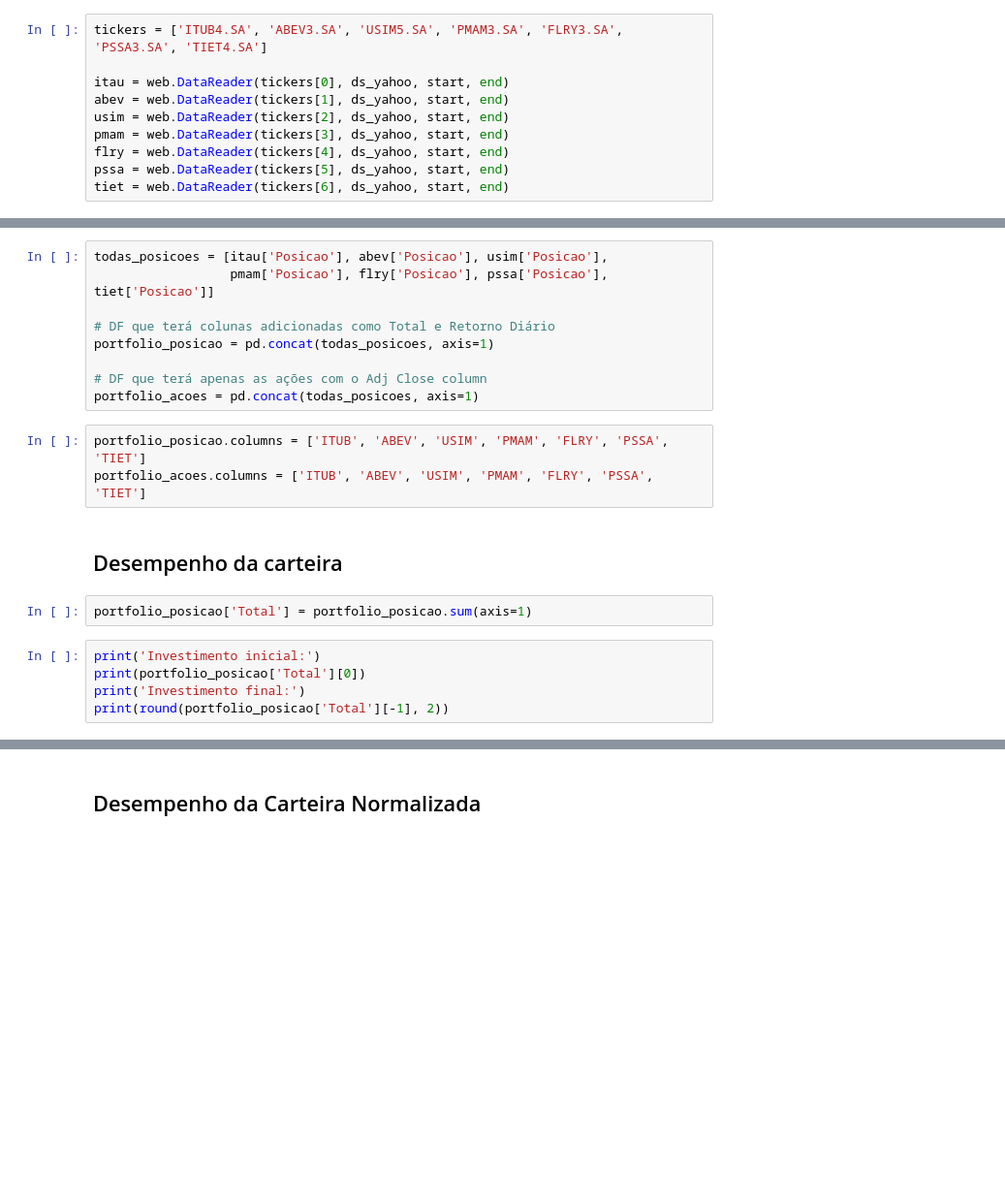
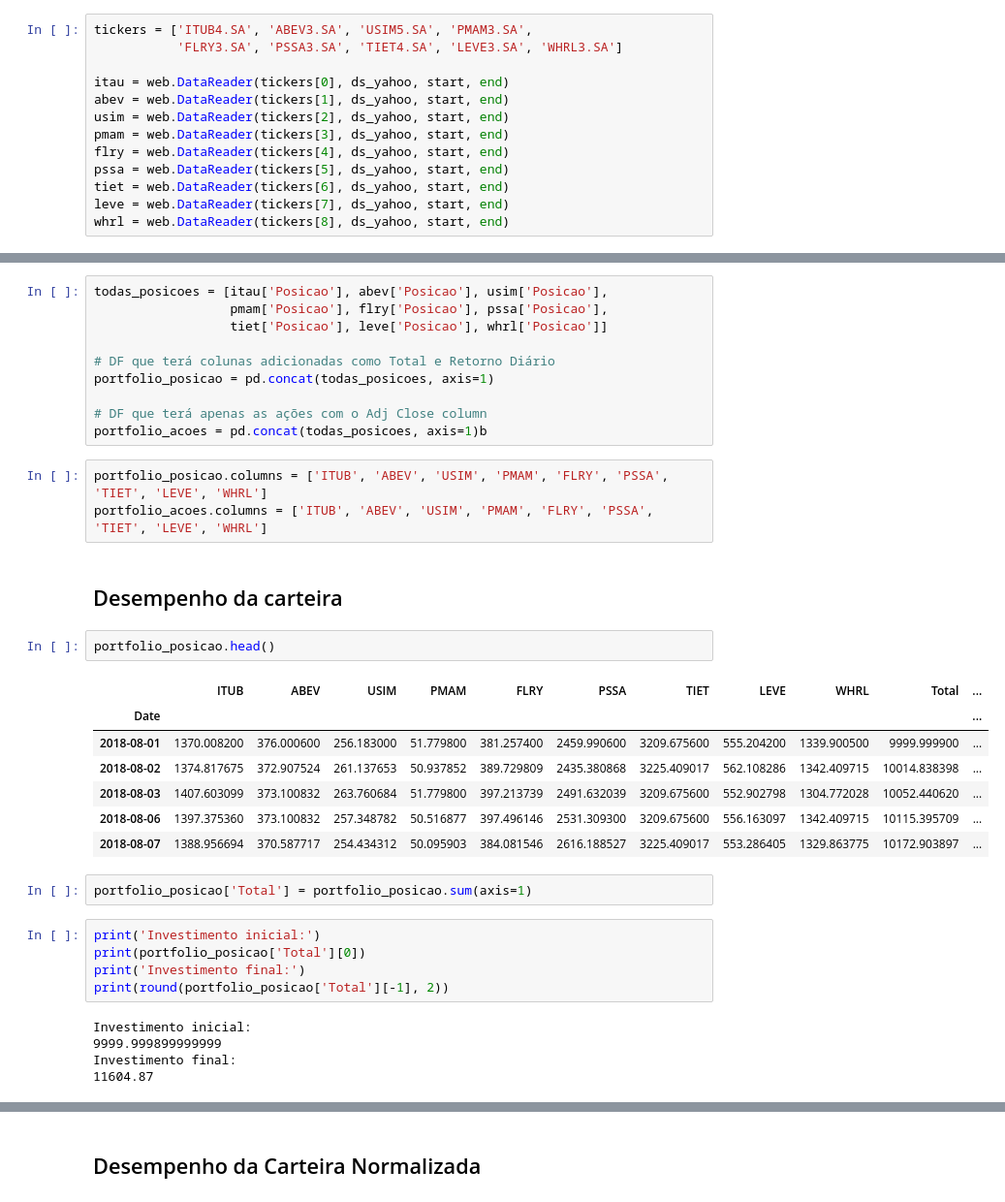
Before and after one commit to albertoivo/nossasrotas-finance, a Jupyter notebook: Sharpe Ratio & Frontier.ipynb, the cells around one changed output, grey strips where cells are left out. Shown: that part at 97% size. Cells and saved outputs as stored; diff of their text form; blank space fills up the shorter version.

```diff
--- a/Sharpe Ratio & Frontier.ipynb
+++ b/Sharpe Ratio & Frontier.ipynb
@@ -19,7 +19,8 @@ end = datetime.datetime.now()
 # %% [markdown]
 ### Pegando os dados na API do Yahoo
 # %%
-tickers = ['ITUB4.SA', 'ABEV3.SA', 'USIM5.SA', 'PMAM3.SA', 'FLRY3.SA', 'PSSA3.SA', 'TIET4.SA']
+tickers = ['ITUB4.SA', 'ABEV3.SA', 'USIM5.SA', 'PMAM3.SA',
+           'FLRY3.SA', 'PSSA3.SA', 'TIET4.SA', 'LEVE3.SA', 'WHRL3.SA']
 
 itau = web.DataReader(tickers[0], ds_yahoo, start, end)
 abev = web.DataReader(tickers[1], ds_yahoo, start, end)
@@ -28,6 +29,8 @@ pmam = web.DataReader(tickers[3], ds_yahoo, start, end)
 flry = web.DataReader(tickers[4], ds_yahoo, start, end)
 pssa = web.DataReader(tickers[5], ds_yahoo, start, end)
 tiet = web.DataReader(tickers[6], ds_yahoo, start, end)
+leve = web.DataReader(tickers[7], ds_yahoo, start, end)
+whrl = web.DataReader(tickers[8], ds_yahoo, start, end)
 # %% [markdown]
 ## Normalizando o retorno diário de cada ativo do portfólio
 # %%
@@ -47,18 +51,29 @@ for acao_df in (itau, abev, usim, pmam, flry, pssa, tiet):
     acao_df['Posicao'] = acao_df['Alocacao'] * 10000
 # %%
 todas_posicoes = [itau['Posicao'], abev['Posicao'], usim['Posicao'],
-                  pmam['Posicao'], flry['Posicao'], pssa['Posicao'], tiet['Posicao']]
+                  pmam['Posicao'], flry['Posicao'], pssa['Posicao'],
+                  tiet['Posicao'], leve['Posicao'], whrl['Posicao']]
 
 # DF que terá colunas adicionadas como Total e Retorno Diário
 portfolio_posicao = pd.concat(todas_posicoes, axis=1)
 
 # DF que terá apenas as ações com o Adj Close column
-portfolio_acoes = pd.concat(todas_posicoes, axis=1)
+portfolio_acoes = pd.concat(todas_posicoes, axis=1)b
 # %%
-portfolio_posicao.columns = ['ITUB', 'ABEV', 'USIM', 'PMAM', 'FLRY', 'PSSA', 'TIET']
-portfolio_acoes.columns = ['ITUB', 'ABEV', 'USIM', 'PMAM', 'FLRY', 'PSSA', 'TIET']
+portfolio_posicao.columns = ['ITUB', 'ABEV', 'USIM', 'PMAM', 'FLRY', 'PSSA', 'TIET', 'LEVE', 'WHRL']
+portfolio_acoes.columns = ['ITUB', 'ABEV', 'USIM', 'PMAM', 'FLRY', 'PSSA', 'TIET', 'LEVE', 'WHRL']
 # %% [markdown]
 ## Desempenho da carteira
+# %%
+portfolio_posicao.head()
+# %% [output]
+|  | ITUB | ABEV | USIM | PMAM | FLRY | PSSA | TIET | LEVE | WHRL | Total | ... |
+| Date |  |  |  |  |  |  |  |  |  |  | ... |
+| 2018-08-01 | 1370.008200 | 376.000600 | 256.183000 | 51.779800 | 381.257400 | 2459.990600 | 3209.675600 | 555.204200 | 1339.900500 | 9999.999900 | ... |
+| 2018-08-02 | 1374.817675 | 372.907524 | 261.137653 | 50.937852 | 389.729809 | 2435.380868 | 3225.409017 | 562.108286 | 1342.409715 | 10014.838398 | ... |
+| 2018-08-03 | 1407.603099 | 373.100832 | 263.760684 | 51.779800 | 397.213739 | 2491.632039 | 3209.675600 | 552.902798 | 1304.772028 | 10052.440620 | ... |
+| 2018-08-06 | 1397.375360 | 373.100832 | 257.348782 | 50.516877 | 397.496146 | 2531.309300 | 3209.675600 | 556.163097 | 1342.409715 | 10115.395709 | ... |
+| 2018-08-07 | 1388.956694 | 370.587717 | 254.434312 | 50.095903 | 384.081546 | 2616.188527 | 3225.409017 | 553.286405 | 1329.863775 | 10172.903897 | ... |
 # %%
 portfolio_posicao['Total'] = portfolio_posicao.sum(axis=1)
 # %%
@@ -66,6 +81,11 @@ print('Investimento inicial:')
 print(portfolio_posicao['Total'][0])
 print('Investimento final:')
 print(round(portfolio_posicao['Total'][-1], 2))
+# %% [output]
+Investimento inicial:
+9999.999899999999
+Investimento final:
+11604.87
 # %%
 portfolio_posicao['Total'].plot(figsize=(17,6))
 plt.title('Posição total do portfolio');
```
Also changed, not shown: parts of 20 cells of this notebook, 2 other files.
